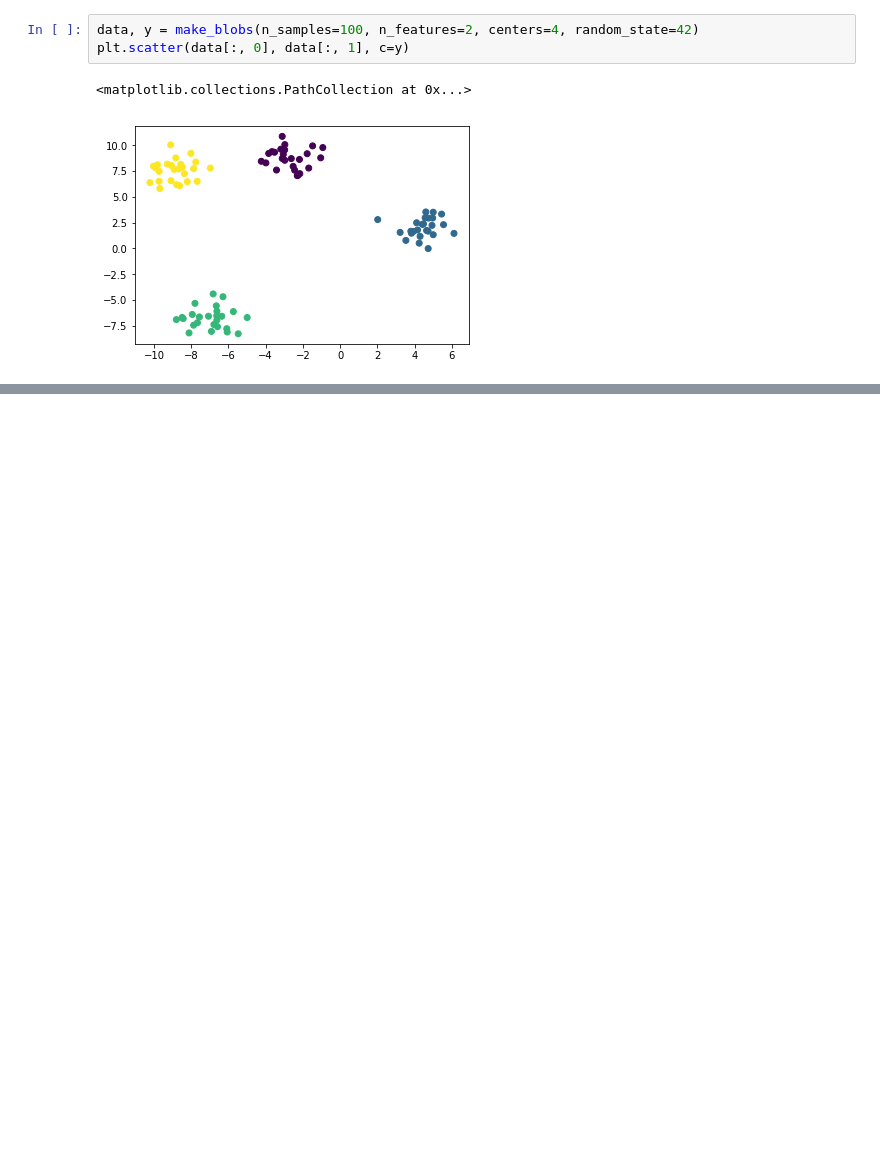
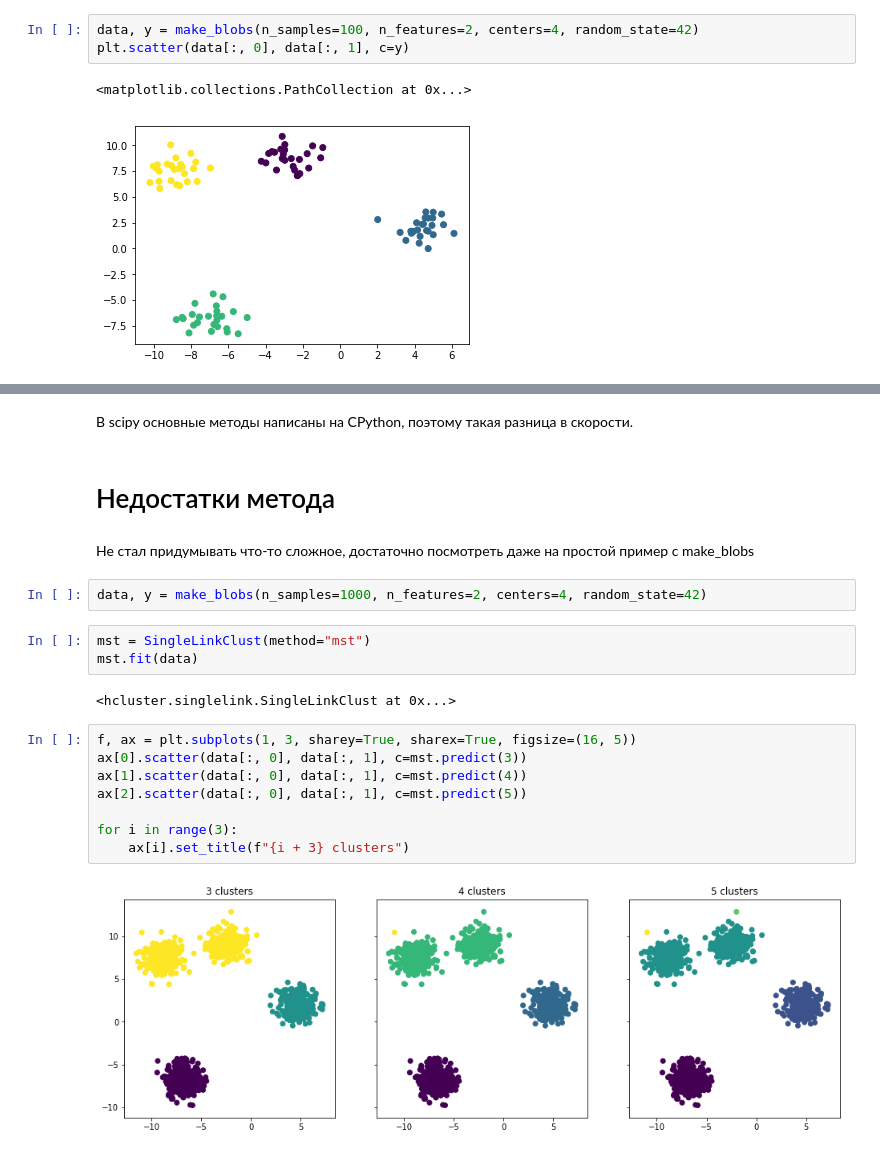
Before and after one commit to Howuhh/mst_clustering, a Jupyter notebook: report.ipynb, the cells around one changed output, grey strips where cells are left out. Drawn from its saved outputs; the diff is of its cells as text; blank space fills up the shorter version.

```diff
--- a/report.ipynb
+++ b/report.ipynb
@@ -45,0 +189,23 @@ plt.scatter(data[:, 0], data[:, 1], c=scipy_labels)
+# %% [markdown]
+В scipy основные методы написаны на CPython, поэтому такая разница в скорости.
+# %% [markdown]
+# Недостатки метода
+# %% [markdown]
+Не стал придумывать что-то сложное, достаточно посмотреть даже на простой пример с make_blobs
+# %%
+data, y = make_blobs(n_samples=1000, n_features=2, centers=4, random_state=42)
+# %%
+mst = SingleLinkClust(method="mst")
+mst.fit(data)
+# %% [output]
+<hcluster.singlelink.SingleLinkClust at 0x...>
+# %%
+f, ax = plt.subplots(1, 3, sharey=True, sharex=True, figsize=(16, 5))
+ax[0].scatter(data[:, 0], data[:, 1], c=mst.predict(3))
+ax[1].scatter(data[:, 0], data[:, 1], c=mst.predict(4))
+ax[2].scatter(data[:, 0], data[:, 1], c=mst.predict(5))
+
+for i in range(3):
+    ax[i].set_title(f"{i + 3} clusters")
+# %% [output]
+[figure, added]
```
Also changed, not shown: parts of 32 cells of this notebook, 4 other files.
